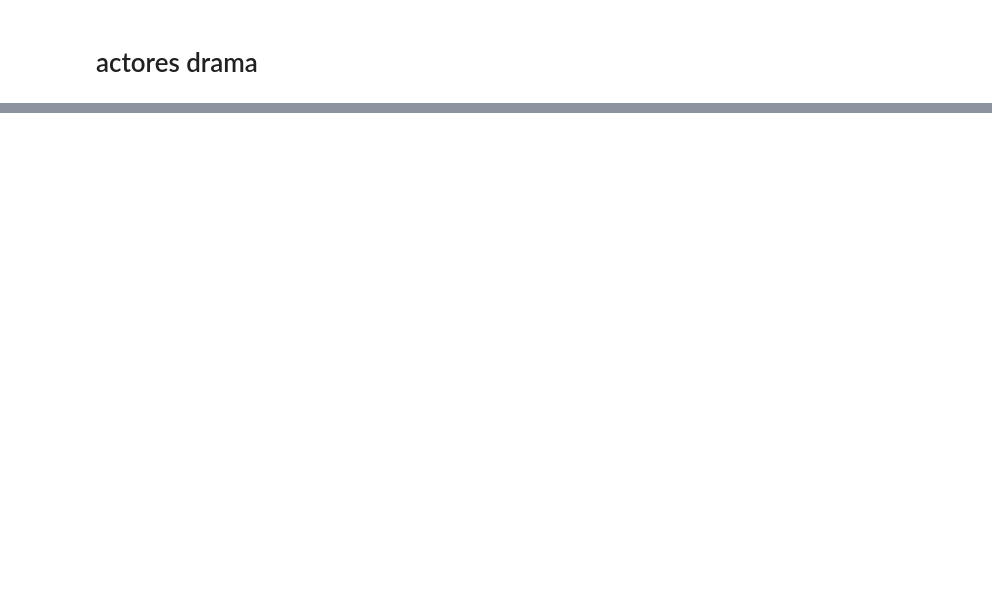
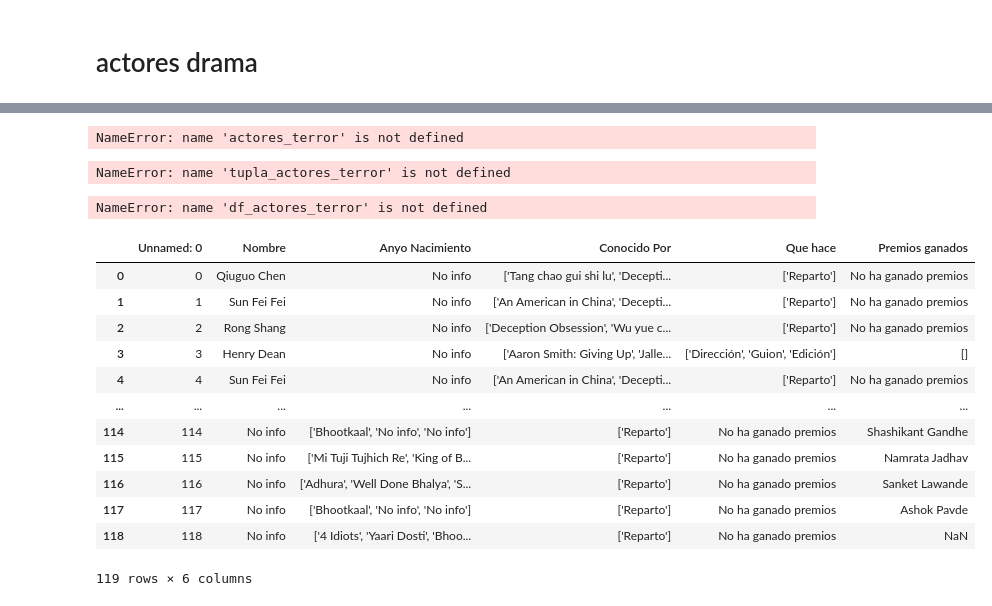
Before and after one commit to TaniaGraff/project-da-promo-angela-modulo-2, a Jupyter notebook: Fase 3.ipynb, the cells around one changed output, grey strips where cells are left out. Saved outputs shown, nothing was run; the diff lists cells and outputs as text; code cells hidden in the pictures; blank space fills up the shorter version.

Commit message:
agregamos los csv de 4 generos con la infomaicon de los actores

```diff
--- a/Fase 3.ipynb
+++ b/Fase 3.ipynb
@@ -1534,0 +1763,4 @@ actores_drama
+# %%
+actores_terror
+# %% [output]
+NameError: name 'actores_terror' is not defined
@@ -1534,0 +1769,26 @@ actores_drama
+# %%
+df_actores_terror = pd.DataFrame(tupla_actores_terror, columns=['Nombre', 'Anyo Nacimiento', 'Conocido Por', 'Que hace', 'Premios ganados'])
+df_actores_terror
+# %% [output]
+NameError: name 'tupla_actores_terror' is not defined
+# %%
+df_actores_terror = pd.DataFrame(df_actores_terror.to_csv('Actores_terror.csv'))
+# %% [output]
+NameError: name 'df_actores_terror' is not defined
+# %%
+csv_actores_terror = pd.read_csv('Actores_terror.csv', index_col=None)
+csv_actores_terror
+# %% [output]
+|  | Unnamed: 0 | Nombre | Anyo Nacimiento | Conocido Por | Que hace | Premios ganados |
+| 0 | 0 | Qiuguo Chen | No info | ['Tang chao gui shi lu', 'Decepti... | ['Reparto'] | No ha ganado premios |
+| 1 | 1 | Sun Fei Fei | No info | ['An American in China', 'Decepti... | ['Reparto'] | No ha ganado premios |
+| 2 | 2 | Rong Shang | No info | ['Deception Obsession', 'Wu yue c... | ['Reparto'] | No ha ganado premios |
+| 3 | 3 | Henry Dean | No info | ['Aaron Smith: Giving Up', 'Jalle... | ['Dirección', 'Guion', 'Edición'] | [] |
+| 4 | 4 | Sun Fei Fei | No info | ['An American in China', 'Decepti... | ['Reparto'] | No ha ganado premios |
+| ... | ... | ... | ... | ... | ... | ... |
+| 114 | 114 | No info | ['Bhootkaal', 'No info', 'No info'] | ['Reparto'] | No ha ganado premios | Shashikant Gandhe |
+| 115 | 115 | No info | ['Mi Tuji Tujhich Re', 'King of B... | ['Reparto'] | No ha ganado premios | Namrata Jadhav |
+| 116 | 116 | No info | ['Adhura', 'Well Done Bhalya', 'S... | ['Reparto'] | No ha ganado premios | Sanket Lawande |
+| 117 | 117 | No info | ['Bhootkaal', 'No info', 'No info'] | ['Reparto'] | No ha ganado premios | Ashok Pavde |
+| 118 | 118 | No info | ['4 Idiots', 'Yaari Dosti', 'Bhoo... | ['Reparto'] | No ha ganado premios | NaN |
+119 rows × 6 columns
```
Also changed, not shown: parts of 41 cells of this notebook, 5 other files.
